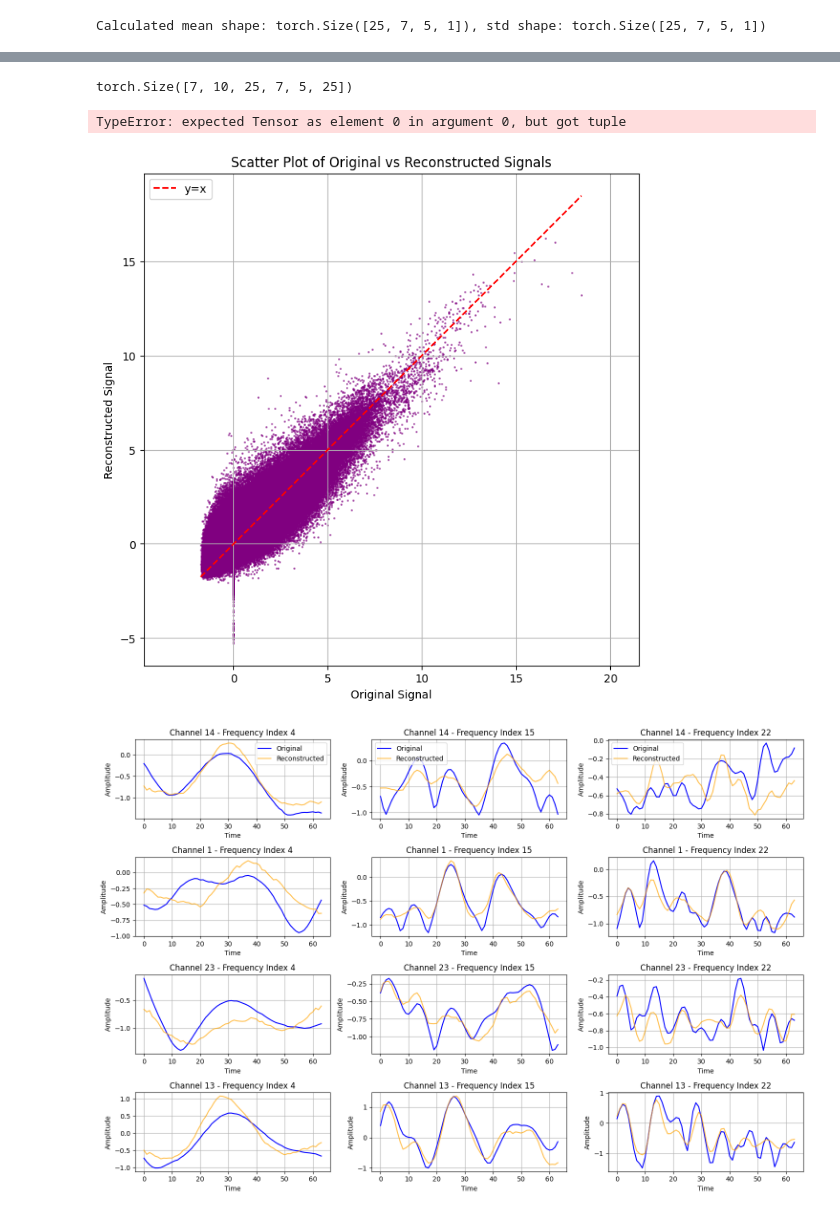
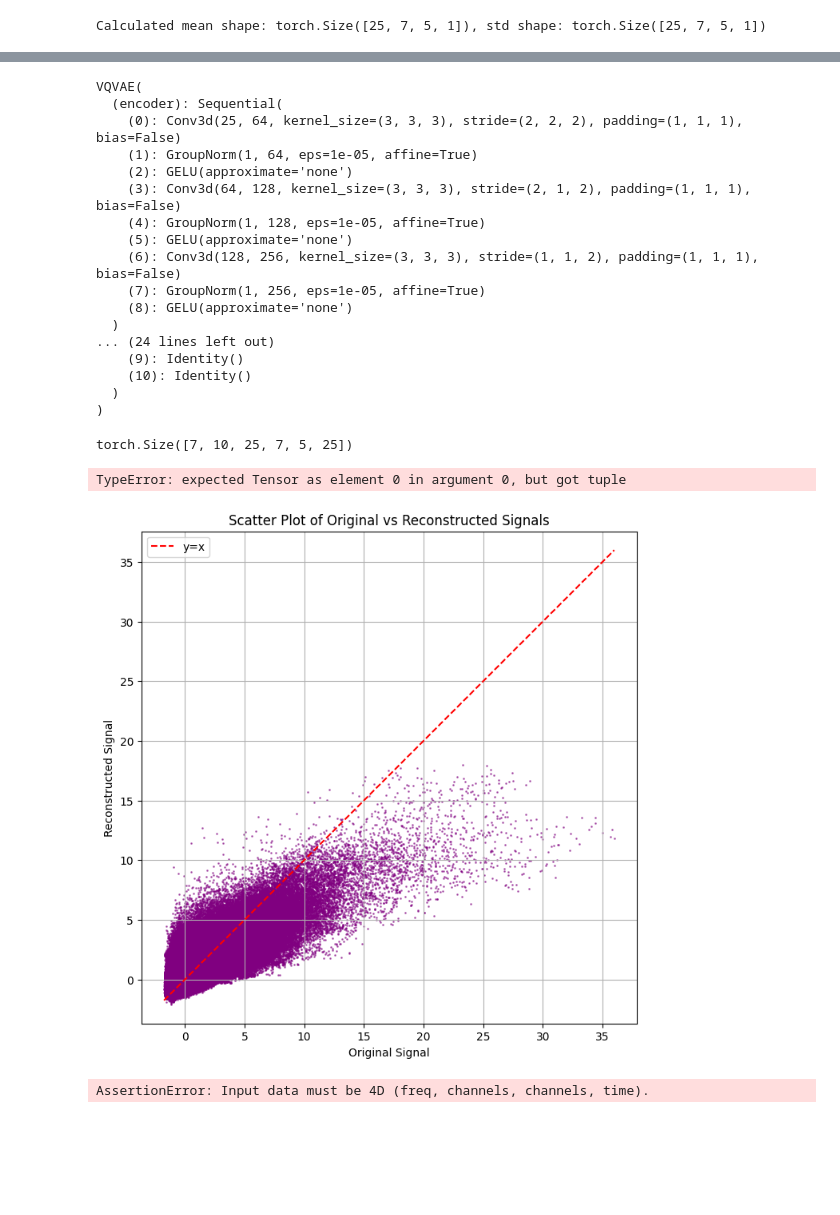
Before and after one commit to Lolleeee/MIEEG, a Jupyter notebook: kaggle_api.ipynb, the cells around one changed output, grey strips where cells are left out. Drawn from its saved outputs; the diff is of its cells as text; code cells hidden in the pictures; blank space fills up the shorter version.

```diff
--- a/kaggle_api.ipynb
+++ b/kaggle_api.ipynb
@@ -254,7 +194,7 @@ for name, p in model.encoder.named_parameters():
 optimizer = torch.optim.AdamW
 from packages.models.vqae import SequenceProcessor, VQVAE
 from packages.train.loss import VQVAELoss, SequenceVQVAELoss
-model = VQVAE(input_spatial=(7, 5 ,64), embedding_dim=512, codebook_size=64)
+model = VQVAE(input_spatial=(7, 5 ,64), embedding_dim=512, codebook_size=64, use_quantizer=False)
 mae = torch.nn.L1Loss
 criterion = VQVAELoss(
     recon_loss_type='mse',
@@ -270,7 +210,7 @@ config = {
     'history_plot': {'plot_type': 'extended', 'save_path': './training_history'},
     'grad_clip': 1.0,
     'use_amp': False,
-    'grad_logging_interval' : None,
+    'grad_logging_interval' : 20,
     'asym_lr': None
 }
 
@@ -297,3 +235,23 @@ KeyboardInterrupt:
+# %%
+print(model)
+# %% [output]
+VQVAE(
+  (encoder): Sequential(
+    (0): Conv3d(25, 64, kernel_size=(3, 3, 3), stride=(2, 2, 2), padding=(1, 1, 1), bias=False)
+    (1): GroupNorm(1, 64, eps=1e-05, affine=True)
+    (2): GELU(approximate='none')
+    (3): Conv3d(64, 128, kernel_size=(3, 3, 3), stride=(2, 1, 2), padding=(1, 1, 1), bias=False)
+    (4): GroupNorm(1, 128, eps=1e-05, affine=True)
+    (5): GELU(approximate='none')
+    (6): Conv3d(128, 256, kernel_size=(3, 3, 3), stride=(1, 1, 2), padding=(1, 1, 1), bias=False)
+    (7): GroupNorm(1, 256, eps=1e-05, affine=True)
+    (8): GELU(approximate='none')
+  )
+... (24 lines left out)
+    (9): Identity()
+    (10): Identity()
+  )
+)
 # %%
 from packages.train.testing import autoencoder_test_plots
 autoencoder_test_plots(model, val_loader, nsamples = 5)
@@ -303,30 +261,32 @@ TypeError: expected Tensor as element 0 in argument 0, but got tuple
 # %%
 from packages.plotting.reconstruction_plots import plot_reconstruction_slices
 import numpy as np
 
 import torch
 from packages.plotting.reconstruction_plots import plot_reconstruction_scatter
 
 # --- Load model and parameters ---
 device = torch.device("cuda" if torch.cuda.is_available() else "cpu")
 model.to(device)
 #model.load_state_dict(torch.load("/kaggle/working/MIEEG/model_backups/best_model_epoch_25.pt", map_location="cpu"))
 model.eval()
 # --- Prepare input data ---
 input_data = next(iter(val_loader))  # Replace with your actual input
 input_data = input_data.to(device)
 # --- Get reconstruction ---
 with torch.no_grad():
     reconstructed = model(input_data)
+    if isinstance(reconstructed, tuple):
+        reconstructed = reconstructed[0]
 
 # --- Plot reconstruction scatter ---
 plot_reconstruction_scatter(input_data, reconstructed)
 
 batch_size = config.get('batch_size', 31)
 i = np.random.randint(0, batch_size)
 if isinstance(reconstructed, tuple):
     reconstructed = reconstructed[0]
 plot_reconstruction_slices(input_data[i,...], reconstructed[i,...], freqs=[4,15,22])
 # %% [output]
-[figure, old version]
+[figure, new version]
-[figure, removed]
+AssertionError: Input data must be 4D (freq, channels, channels, time).
```
Also changed, not shown: parts of 10 cells of this notebook, 2 other files.
